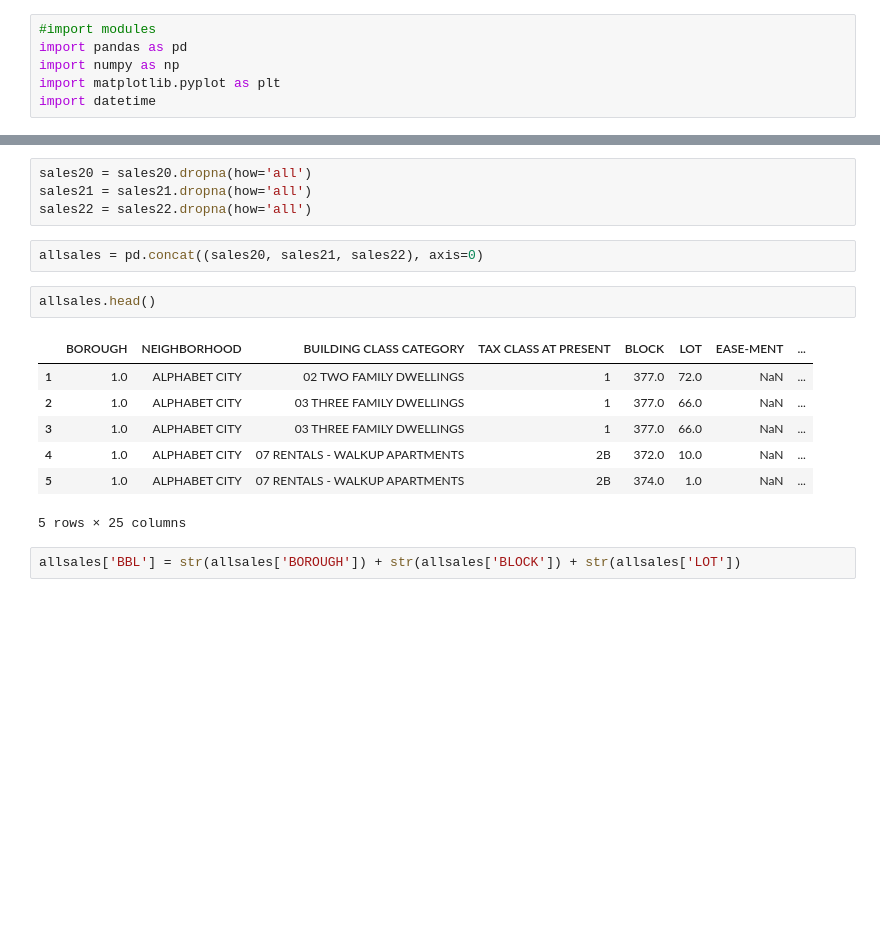
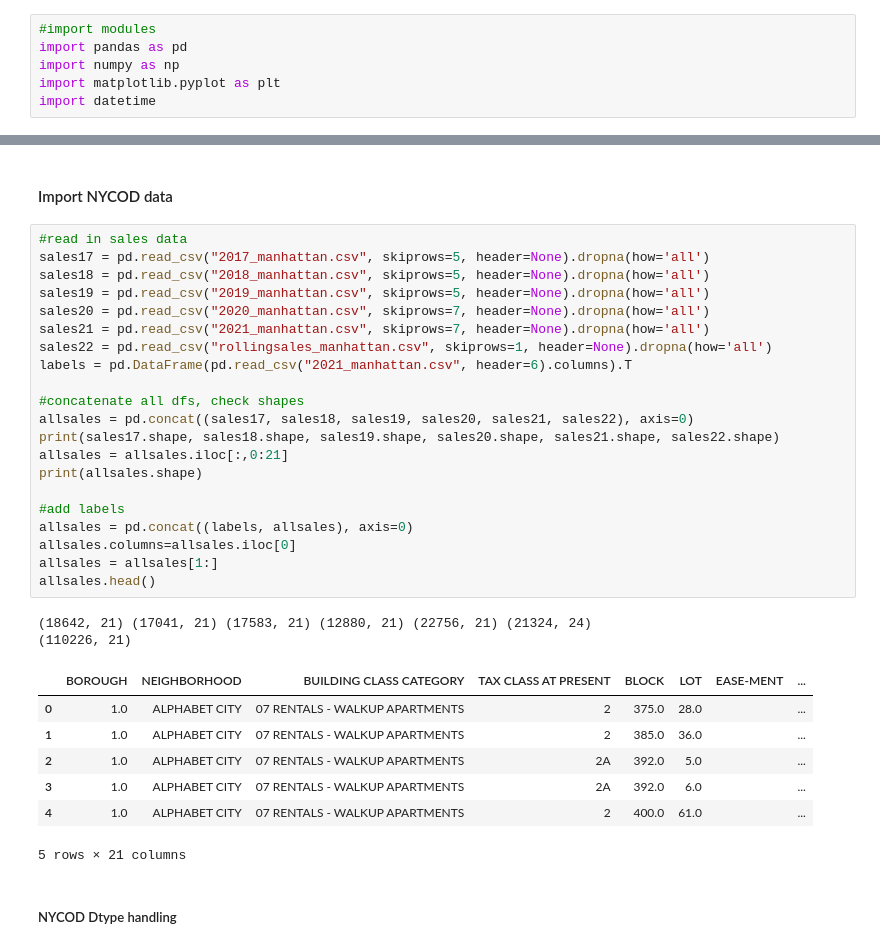
Before and after one commit to lprockop/MastersThesis, a Jupyter notebook: Data/DataCleaning.ipynb, the cells around one changed output, grey strips where cells are left out. Drawn from its saved outputs; the diff is of its cells as text; blank space fills up the shorter version.

```diff
--- a/Data/DataCleaning.ipynb
+++ b/Data/DataCleaning.ipynb
@@ -19,21 +20,38 @@ sales22.rename(columns = {'BUILDING CLASS AT TIME OF SALE':'BUILDING CLASS\nAT T
-# %%
-sales20 = sales20.dropna(how='all')
-sales21 = sales21.dropna(how='all')
-sales22 = sales22.dropna(how='all')
-# %%
-allsales = pd.concat((sales20, sales21, sales22), axis=0)
-# %%
-allsales.head()
-# %% [output]
-|  | BOROUGH | NEIGHBORHOOD | BUILDING CLASS CATEGORY | TAX CLASS AT PRESENT | BLOCK | LOT | EASE-MENT | ... |
-| 1 | 1.0 | ALPHABET CITY | 02 TWO FAMILY DWELLINGS | 1 | 377.0 | 72.0 | NaN | ... |
-| 2 | 1.0 | ALPHABET CITY | 03 THREE FAMILY DWELLINGS | 1 | 377.0 | 66.0 | NaN | ... |
-| 3 | 1.0 | ALPHABET CITY | 03 THREE FAMILY DWELLINGS | 1 | 377.0 | 66.0 | NaN | ... |
-| 4 | 1.0 | ALPHABET CITY | 07 RENTALS - WALKUP APARTMENTS | 2B | 372.0 | 10.0 | NaN | ... |
-| 5 | 1.0 | ALPHABET CITY | 07 RENTALS - WALKUP APARTMENTS | 2B | 374.0 | 1.0 | NaN | ... |
-5 rows × 25 columns
-# %%
-allsales['BBL'] = str(allsales['BOROUGH']) + str(allsales['BLOCK']) + str(allsales['LOT'])
+# %% [markdown]
+#### Import NYCOD data <a class="anchor" id="bullet2"></a>
+# %%
+#read in sales data
+sales17 = pd.read_csv("2017_manhattan.csv", skiprows=5, header=None).dropna(how='all')
+sales18 = pd.read_csv("2018_manhattan.csv", skiprows=5, header=None).dropna(how='all')
+sales19 = pd.read_csv("2019_manhattan.csv", skiprows=5, header=None).dropna(how='all')
+sales20 = pd.read_csv("2020_manhattan.csv", skiprows=7, header=None).dropna(how='all')
+sales21 = pd.read_csv("2021_manhattan.csv", skiprows=7, header=None).dropna(how='all')
+sales22 = pd.read_csv("rollingsales_manhattan.csv", skiprows=1, header=None).dropna(how='all')
+labels = pd.DataFrame(pd.read_csv("2021_manhattan.csv", header=6).columns).T
+
+#concatenate all dfs, check shapes
+allsales = pd.concat((sales17, sales18, sales19, sales20, sales21, sales22), axis=0)
+print(sales17.shape, sales18.shape, sales19.shape, sales20.shape, sales21.shape, sales22.shape)
+allsales = allsales.iloc[:,0:21]
+print(allsales.shape)
+
+#add labels
+allsales = pd.concat((labels, allsales), axis=0)
+allsales.columns=allsales.iloc[0]
+allsales = allsales[1:]
+allsales.head()
+# %% [output]
+(18642, 21) (17041, 21) (17583, 21) (12880, 21) (22756, 21) (21324, 24)
+(110226, 21)
+|  | BOROUGH | NEIGHBORHOOD | BUILDING CLASS CATEGORY | TAX CLASS AT PRESENT | BLOCK | LOT | EASE-MENT | ... |
+| 0 | 1.0 | ALPHABET CITY | 07 RENTALS - WALKUP APARTMENTS | 2 | 375.0 | 28.0 |  | ... |
+| 1 | 1.0 | ALPHABET CITY | 07 RENTALS - WALKUP APARTMENTS | 2 | 385.0 | 36.0 |  | ... |
+| 2 | 1.0 | ALPHABET CITY | 07 RENTALS - WALKUP APARTMENTS | 2A | 392.0 | 5.0 |  | ... |
+| 3 | 1.0 | ALPHABET CITY | 07 RENTALS - WALKUP APARTMENTS | 2A | 392.0 | 6.0 |  | ... |
+| 4 | 1.0 | ALPHABET CITY | 07 RENTALS - WALKUP APARTMENTS | 2 | 400.0 | 61.0 |  | ... |
+5 rows × 21 columns
+# %% [markdown]
+##### NYCOD Dtype handling
 # %%
 allsales.dtypes
 # %% [output]
```
Also changed, not shown: parts of 44 cells of this notebook, 17 other files.
